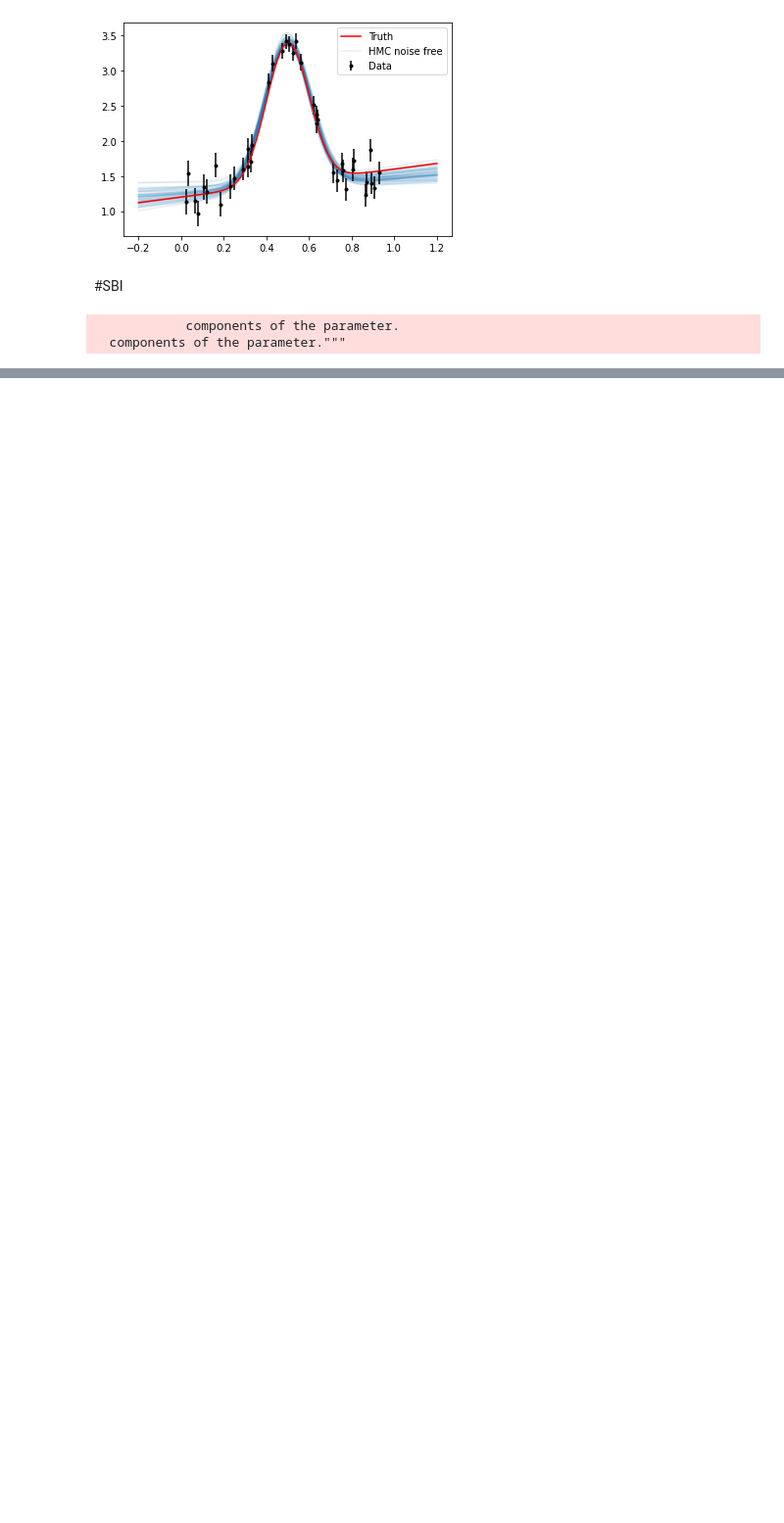
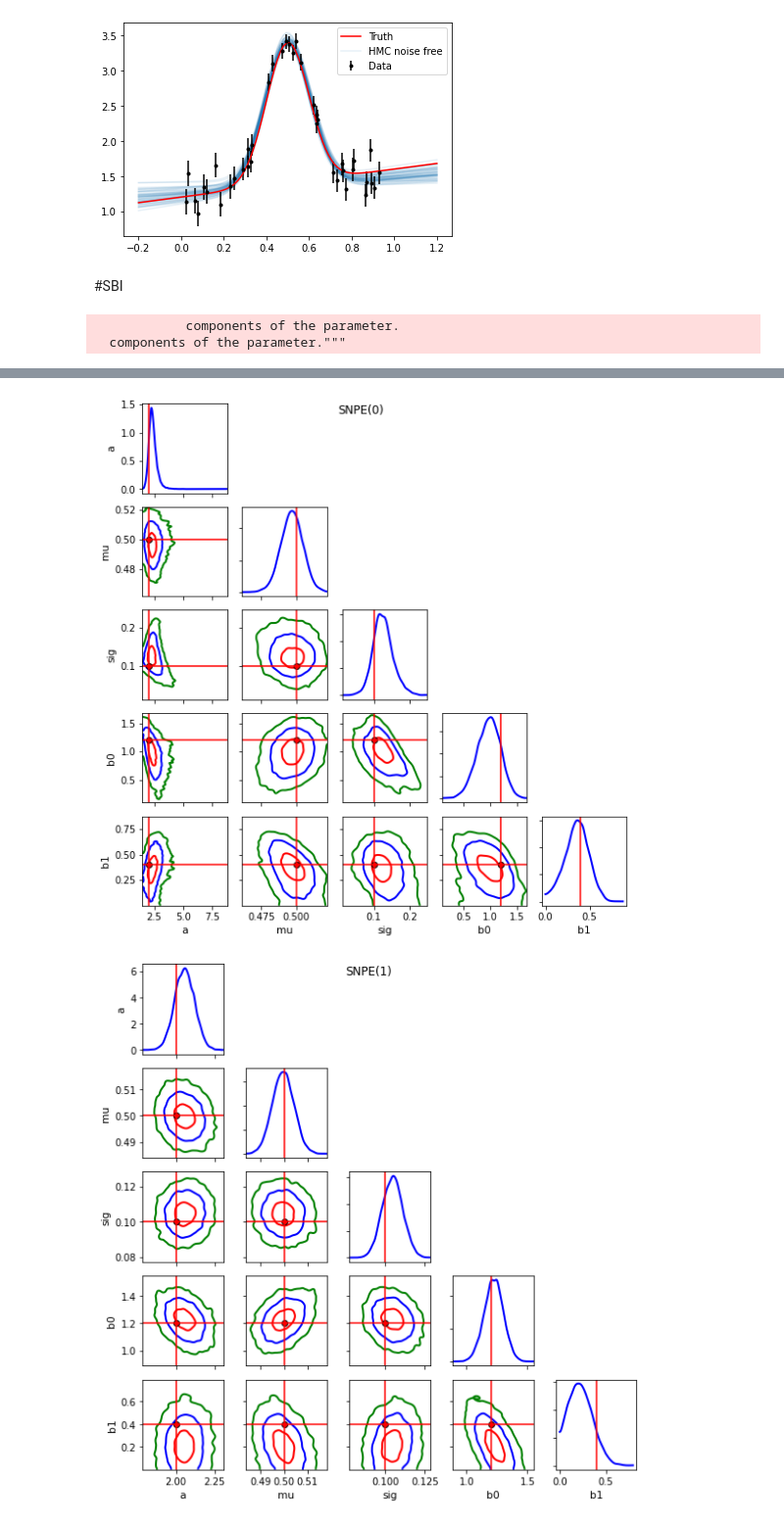
Before and after one commit to jecampagne/ML-toys, a Jupyter notebook: Demo_SBI_HMC.ipynb, the cells around one changed output, grey strips where cells are left out. Shown at 98% size. Drawn from its saved outputs; the diff is of its cells as text; code cells hidden in the pictures; blank space fills up the shorter version.

```diff
--- a/Demo_SBI_HMC.ipynb
+++ b/Demo_SBI_HMC.ipynb
@@ -340 +398,13 @@ posterior = do_multi_pass(num_simu = 50_000, num_rounds = 2)
+# %%
+for ip, post in enumerate(posteriors):
+  sbi_samples = post.sample((10000,), x=x_o_tensor)
+  sbi_samples = sbi_samples.cpu().numpy()
+  values = [sbi_samples[:,i] for i in range(sbi_samples.shape[1])]
+  sbi_spls = dict(zip(labels,values))
+  plot_params_kde(sbi_spls,var_names=labels, figsize=(8,8), limits=None,
+            point_estimate=None, reference_values=truth, reference_color='r',
+            patName=f"SNPE({ip})", fname=None);
+# %% [output]
+[figure, added]
+[figure, added]
 # %%
```
Also changed, not shown: parts of 12 cells of this notebook.
